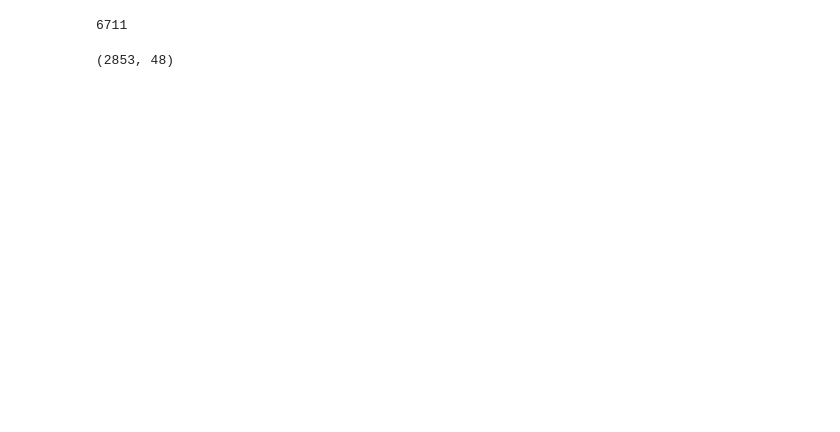
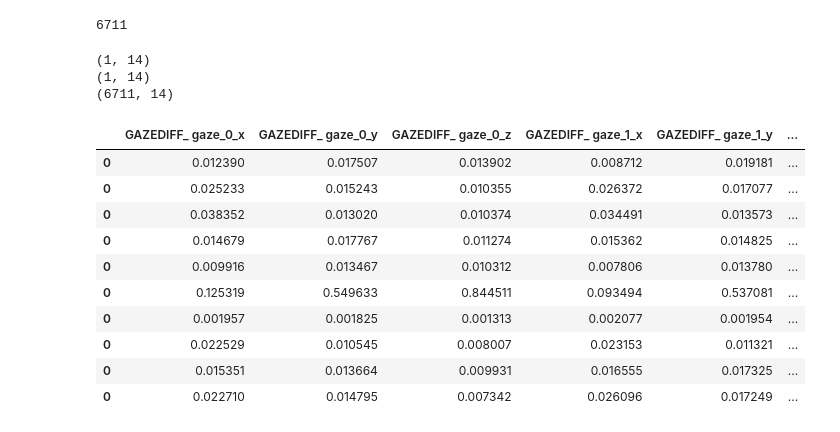
Before and after one commit to gowtham07/BackChannelDetectionUsingOpenfaceOpenPose, a Jupyter notebook: explicit.ipynb, the cells around one changed output. Drawn from its saved outputs; the diff is of its cells as text; code cells hidden in the pictures; blank space fills up the shorter version.

```diff
--- a/explicit.ipynb
+++ b/explicit.ipynb
@@ -239,12 +550,31 @@ numpy_save_path = '/Volumes/Samsung_T5/ssp/MultiMediate22_features/backchannel/f
 
 features = [' gaze_0_x',' gaze_0_y',' gaze_0_z',' gaze_1_x',' gaze_1_y',' gaze_1_z',' gaze_angle_x',' gaze_angle_y',' pose_Tx',' pose_Ty',' pose_Tz',' pose_Rx',' pose_Ry', ' pose_Rz',' AU01_r', ' AU02_r',' AU04_r',' AU05_r', ' AU06_r',' AU07_r',' AU09_r',' AU10_r',' AU12_r',' AU14_r',' AU15_r',' AU17_r',' AU20_r',' AU23_r', ' AU25_r',' AU26_r', ' AU45_r']
 time_frame = 90
-rows = rows_test
+rows = rows_train
 
 #select either au_only , pose_only, gaze_only, all , pose_gaze
 type_features = 'pose_gaze'
-types = 'test'
-
-features_extraction(time_frame,csv_read_path, numpy_save_path, rows,type_features, types)
+types = 'train'
+stat = 'mean_diff'
+df = features_extraction(time_frame,csv_read_path, numpy_save_path, rows,type_features, types,stat)
 # %% [output]
-(2853, 48)
+(1, 14)
+(1, 14)
+(6711, 14)
+# %%
+df1 = df[0:90]
+gaze_cols = ['GAZEDIFF_ gaze_0_x','GAZEDIFF_ gaze_0_y','GAZEDIFF_ gaze_0_z','GAZEDIFF_ gaze_1_x','GAZEDIFF_ gaze_1_y','GAZEDIFF_ gaze_1_z','GAZEDIFF_ gaze_angle_x','GAZEDIFF_ gaze_angle_y']
+# %%
+df1
+# %% [output]
+|  | GAZEDIFF_ gaze_0_x | GAZEDIFF_ gaze_0_y | GAZEDIFF_ gaze_0_z | GAZEDIFF_ gaze_1_x | GAZEDIFF_ gaze_1_y | ... |
+| 0 | 0.012390 | 0.017507 | 0.013902 | 0.008712 | 0.019181 | ... |
+| 0 | 0.025233 | 0.015243 | 0.010355 | 0.026372 | 0.017077 | ... |
+| 0 | 0.038352 | 0.013020 | 0.010374 | 0.034491 | 0.013573 | ... |
+| 0 | 0.014679 | 0.017767 | 0.011274 | 0.015362 | 0.014825 | ... |
+| 0 | 0.009916 | 0.013467 | 0.010312 | 0.007806 | 0.013780 | ... |
+| 0 | 0.125319 | 0.549633 | 0.844511 | 0.093494 | 0.537081 | ... |
+| 0 | 0.001957 | 0.001825 | 0.001313 | 0.002077 | 0.001954 | ... |
+| 0 | 0.022529 | 0.010545 | 0.008007 | 0.023153 | 0.011321 | ... |
+| 0 | 0.015351 | 0.013664 | 0.009931 | 0.016555 | 0.017325 | ... |
+| 0 | 0.022710 | 0.014795 | 0.007342 | 0.026096 | 0.017249 | ... |
```
Also changed, not shown: parts of 6 cells of this notebook, 1 other file.
